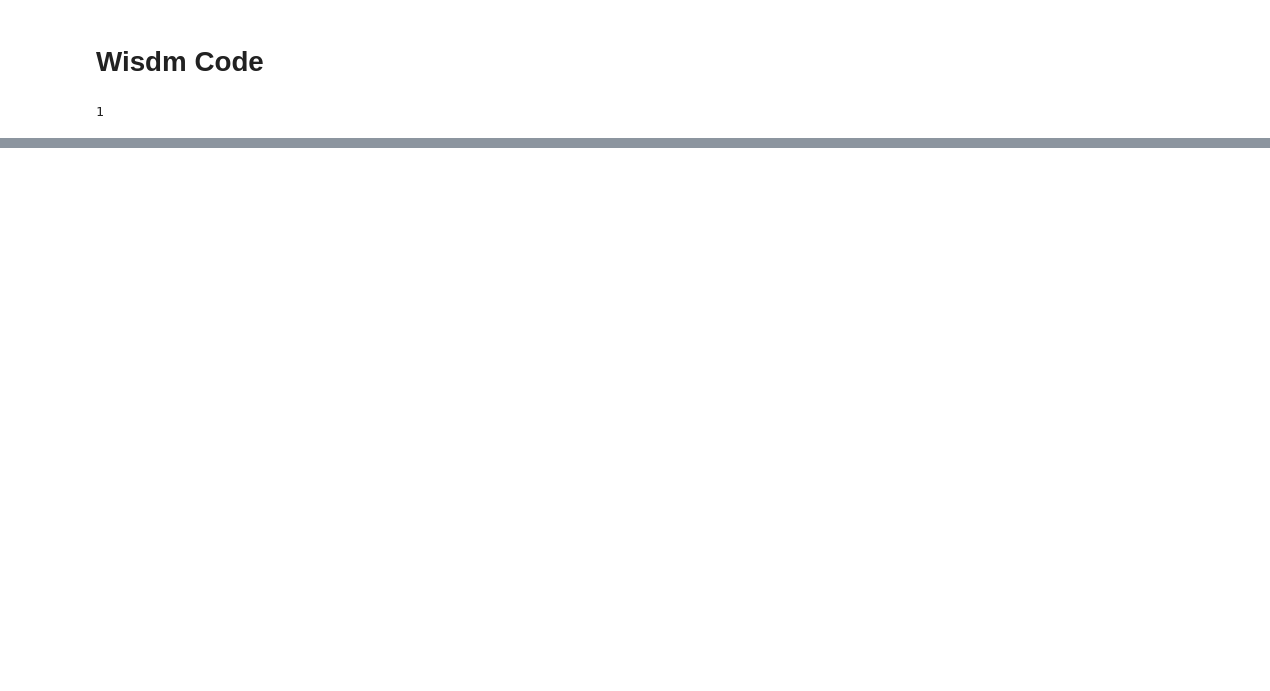
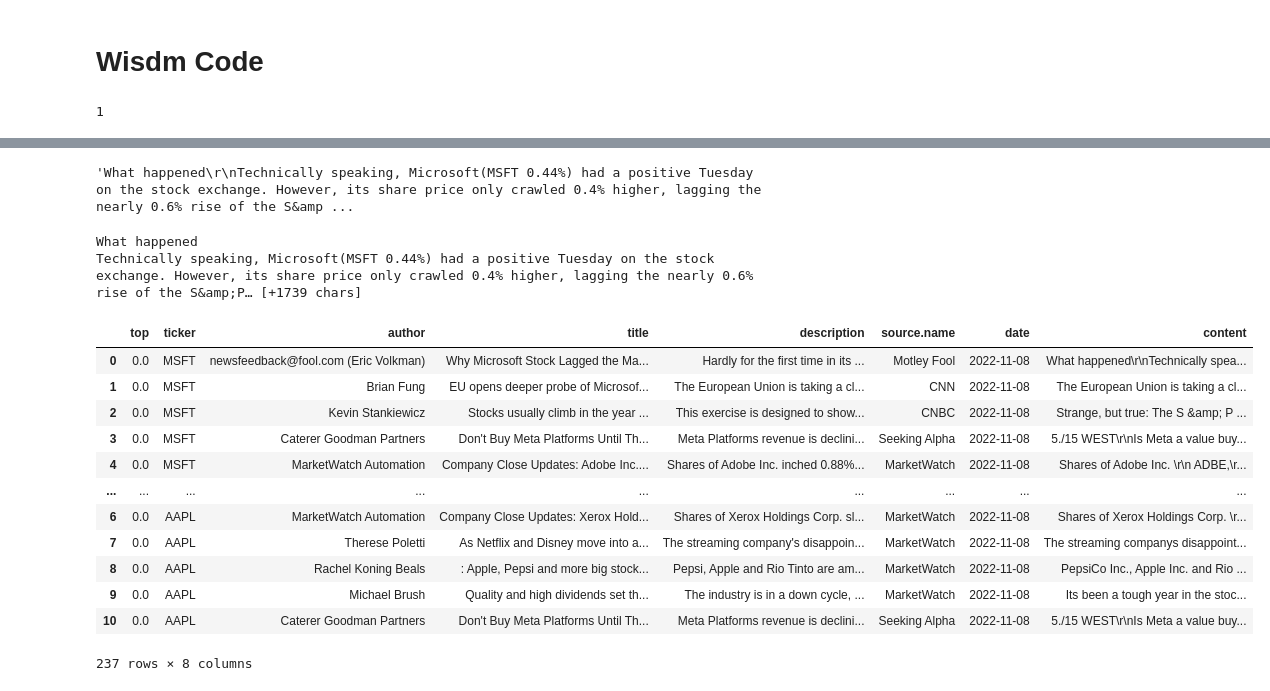
Before and after one commit to MuchoFunkable/wisdmai, a Jupyter notebook: Data/Review/News Code Review.ipynb, the cells around one changed output, grey strips where cells are left out. Drawn from its saved outputs; the diff is of its cells as text; code cells hidden in the pictures; blank space fills up the shorter version.

```diff
--- a/Data/Review/News Code Review.ipynb
+++ b/Data/Review/News Code Review.ipynb
@@ -152,0 +227,5 @@ pd.json_normalize(aa['articles']).head()
+# %%
+import regex as re
+
+df['date'] = df['publishedAt'].apply(lambda x: re.search(r'([0-9]+)-([0-9]+)-([0-9]+)', x).group())
+df.head()
@@ -152,0 +239,47 @@ pd.json_normalize(aa['articles']).head()
+# %%
+def clean_text(text):
+    cleantext = text
+
+    cleantext = cleantext.lower()
+
+    #removes digits
+    #cleantext = re.sub('\d+', '', cleantext)
+
+    #Remove Punctuations
+    #cleantext = re.sub('[^\w\s]', '', cleantext)
+
+
+    # Remove line break \n, \r, etc
+    cleantext = re.sub('\\r\\n',' ', cleantext)
+
+    return cleantext
+# %%
+df['pre_processed_text'] = df['content'].apply(lambda x: clean_text(x))
+# %%
+test = df['content'].values[0]
+test
+# %% [output]
+'What happened\r\nTechnically speaking, Microsoft(MSFT 0.44%) had a positive Tuesday on the stock exchange. However, its share price only crawled 0.4% higher, lagging the nearly 0.6% rise of the S&amp ...
+# %%
+print(test)
+# %% [output]
+What happened
+Technically speaking, Microsoft(MSFT 0.44%) had a positive Tuesday on the stock exchange. However, its share price only crawled 0.4% higher, lagging the nearly 0.6% rise of the S&amp;P… [+1739 chars]
+# %%
+output_df = df[['top', 'ticker', 'author', 'title', 'description', 'source.name', 'date', 'content']].copy()
+# %%
+output_df.copy()
+# %% [output]
+|  | top | ticker | author | title | description | source.name | date | content |
+| 0 | 0.0 | MSFT | newsfeedback@fool.com (Eric Volkman) | Why Microsoft Stock Lagged the Ma... | Hardly for the first time in its ... | Motley Fool | 2022-11-08 | What happened\r\nTechnically spea... |
+| 1 | 0.0 | MSFT | Brian Fung | EU opens deeper probe of Microsof... | The European Union is taking a cl... | CNN | 2022-11-08 | The European Union is taking a cl... |
+| 2 | 0.0 | MSFT | Kevin Stankiewicz | Stocks usually climb in the year ... | This exercise is designed to show... | CNBC | 2022-11-08 | Strange, but true: The S &amp; P ... |
+| 3 | 0.0 | MSFT | Caterer Goodman Partners | Don't Buy Meta Platforms Until Th... | Meta Platforms revenue is declini... | Seeking Alpha | 2022-11-08 | 5./15 WEST\r\nIs Meta a value buy... |
+| 4 | 0.0 | MSFT | MarketWatch Automation | Company Close Updates: Adobe Inc.... | Shares of Adobe Inc. inched 0.88%... | MarketWatch | 2022-11-08 | Shares of Adobe Inc. \r\n ADBE,\r... |
+| ... | ... | ... | ... | ... | ... | ... | ... | ... |
+| 6 | 0.0 | AAPL | MarketWatch Automation | Company Close Updates: Xerox Hold... | Shares of Xerox Holdings Corp. sl... | MarketWatch | 2022-11-08 | Shares of Xerox Holdings Corp. \r... |
+| 7 | 0.0 | AAPL | Therese Poletti | As Netflix and Disney move into a... | The streaming company's disappoin... | MarketWatch | 2022-11-08 | The streaming companys disappoint... |
+| 8 | 0.0 | AAPL | Rachel Koning Beals | : Apple, Pepsi and more big stock... | Pepsi, Apple and Rio Tinto are am... | MarketWatch | 2022-11-08 | PepsiCo Inc., Apple Inc. and Rio ... |
+| 9 | 0.0 | AAPL | Michael Brush | Quality and high dividends set th... | The industry is in a down cycle, ... | MarketWatch | 2022-11-08 | Its been a tough year in the stoc... |
+| 10 | 0.0 | AAPL | Caterer Goodman Partners | Don't Buy Meta Platforms Until Th... | Meta Platforms revenue is declini... | Seeking Alpha | 2022-11-08 | 5./15 WEST\r\nIs Meta a value buy... |
+237 rows × 8 columns
```
Also changed, not shown: parts of 16 cells of this notebook.
